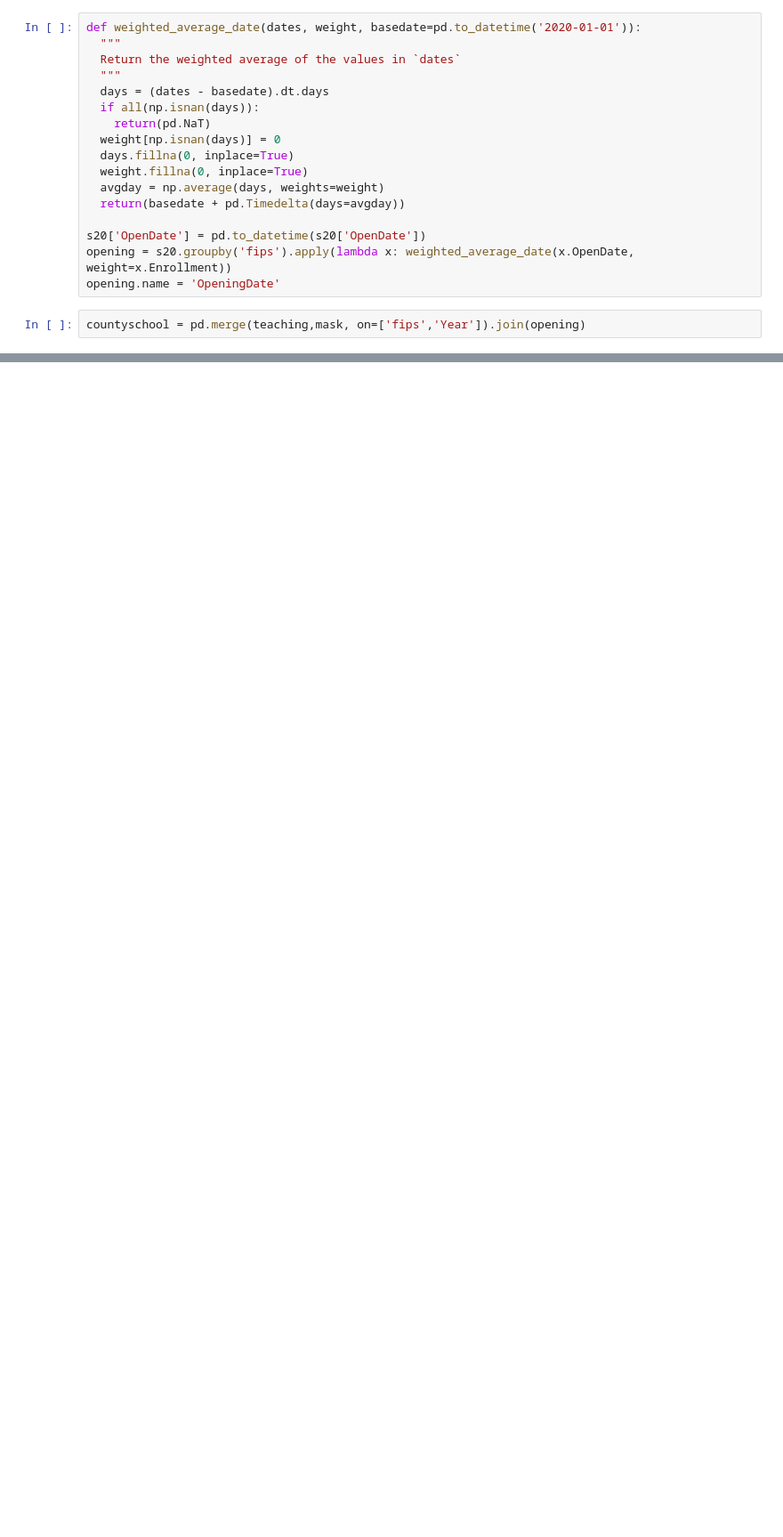
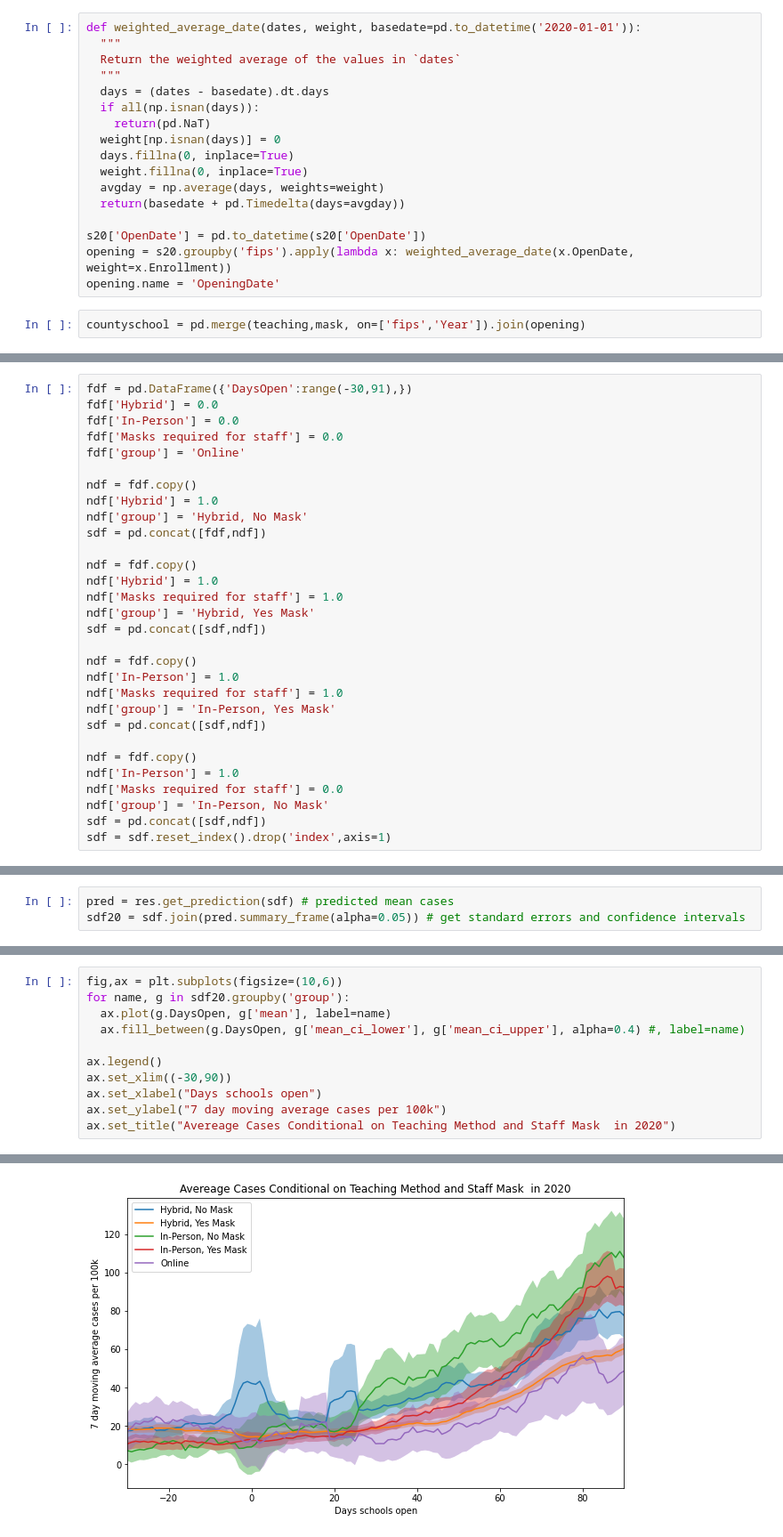
Before and after one commit to ubcecon/ECON323_2021_Fall, a Jupyter notebook: extra_notebooks/covid-schools.ipynb, the cells around one changed output, grey strips where cells are left out. Shown: that part at 89% size. Cells and saved outputs as stored; diff of their text form; blank space fills up the shorter version.

Commit message:
Further work on covid-schools.ipynb

```diff
--- a/extra_notebooks/covid-schools.ipynb
+++ b/extra_notebooks/covid-schools.ipynb
@@ -269,0 +315,30 @@ countyschool
+# %%
+fdf = pd.DataFrame({'DaysOpen':range(-30,91),})
+fdf['Hybrid'] = 0.0
+fdf['In-Person'] = 0.0
+fdf['Masks required for staff'] = 0.0
+fdf['group'] = 'Online'
+
+ndf = fdf.copy()
+ndf['Hybrid'] = 1.0
+ndf['group'] = 'Hybrid, No Mask'
+sdf = pd.concat([fdf,ndf])
+
+ndf = fdf.copy()
+ndf['Hybrid'] = 1.0
+ndf['Masks required for staff'] = 1.0
+ndf['group'] = 'Hybrid, Yes Mask'
+sdf = pd.concat([sdf,ndf])
+
+ndf = fdf.copy()
+ndf['In-Person'] = 1.0
+ndf['Masks required for staff'] = 1.0
+ndf['group'] = 'In-Person, Yes Mask'
+sdf = pd.concat([sdf,ndf])
+
+ndf = fdf.copy()
+ndf['In-Person'] = 1.0
+ndf['Masks required for staff'] = 0.0
+ndf['group'] = 'In-Person, No Mask'
+sdf = pd.concat([sdf,ndf])
+sdf = sdf.reset_index().drop('index',axis=1)
@@ -269,0 +347,3 @@ countyschool
+# %%
+pred = res.get_prediction(sdf) # predicted mean cases
+sdf20 = sdf.join(pred.summary_frame(alpha=0.05)) # get standard errors and confidence intervals
@@ -269,0 +352,12 @@ countyschool
+# %%
+fig,ax = plt.subplots(figsize=(10,6))
+for name, g in sdf20.groupby('group'):
+  ax.plot(g.DaysOpen, g['mean'], label=name)
+  ax.fill_between(g.DaysOpen, g['mean_ci_lower'], g['mean_ci_upper'], alpha=0.4) #, label=name)
+
+ax.legend()
+ax.set_xlim((-30,90))
+ax.set_xlabel("Days schools open")
+ax.set_ylabel("7 day moving average cases per 100k")
+ax.set_title("Avereage Cases Conditional on Teaching Method and Staff Mask  in 2020")
+# %% [output]
@@ -269,0 +365 @@ countyschool
+[figure, added]
```
Also changed, not shown: parts of 37 cells of this notebook.
